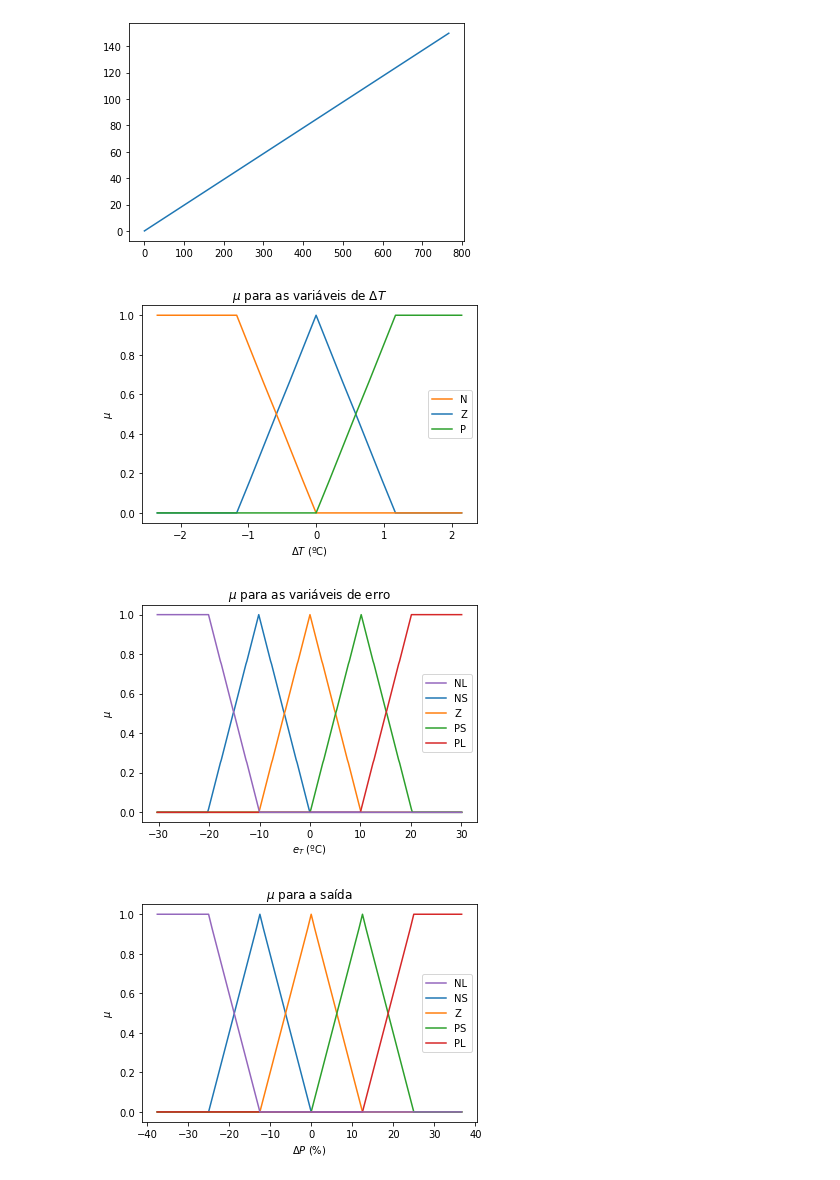
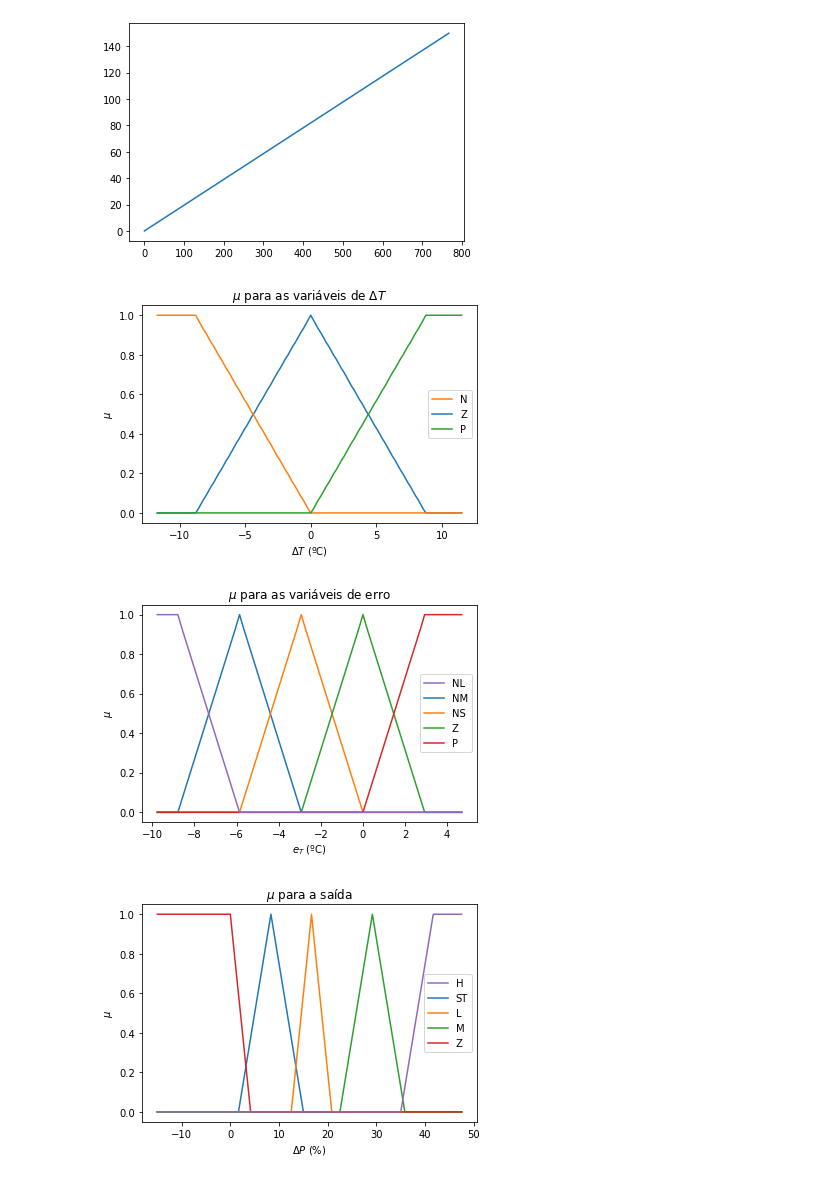
Before and after one commit to Guilherme32/controle-forno-LITel, a Jupyter notebook: imgs/fuzzy_membership_plots.ipynb, the cells around one changed output. Drawn from its saved outputs; the diff is of its cells as text; code cells hidden in the pictures.

```diff
--- a/imgs/fuzzy_membership_plots.ipynb
+++ b/imgs/fuzzy_membership_plots.ipynb
@@ -32,12 +32,12 @@ plt.plot(readings, temps)
 [<matplotlib.lines.Line2D at 0x...>]
 [figure]
 # %%
-readings = np.array(range(-12, 12))
+readings = np.array(range(-60, 60))
 temps = np.array([reading_to_temp(reading) for reading in readings])
 
-delta_temp_vars = {"Z": (0, 6, 0),
-                  "N": (-6, 6, -1),
-                  "P": (6, 6, 1)}
+delta_temp_vars = {"Z": (0, 45, 0),
+                  "N": (-45, 45, -1),
+                  "P": (45, 45, 1)}
 
 plt.title("$\mu$ para as variáveis de $\Delta T$")
 plt.xlabel("$\Delta T$ (ºC)")
@@ -56,16 +56,16 @@ plt.legend([handles[idx] for idx in order],[labels[idx] for idx in order])
 
 plt.savefig("deltaT.svg", facecolor="white")
 # %% [output]
-[figure, old version]
+[figure, new version]
 # %%
-readings = np.array(range(-155, 155))
+readings = np.array(range(-50, 25))
 temps = np.array([reading_to_temp(reading) for reading in readings])
 
-delta_temp_vars = {"NS": (-52, 52, -0),
-                  "Z": (0, 52, 0),
-                  "PS": (52, 52, 0),
-                  "PL": (103, 52, 1),
-                  "NL": (-103, 52, -1),}
+delta_temp_vars = {"NM": (-30, 15, 0),
+                  "NS": (-15, 15, 0),
+                  "Z": (0, 15, 0),
+                  "P": (15, 15, 1),
+                  "NL": (-45, 15, -1),}
 
 plt.title("$\mu$ para as variáveis de erro")
 plt.xlabel("$e_T$ (ºC)")
@@ -84,32 +84,32 @@ plt.legend([handles[idx] for idx in order],[labels[idx] for idx in order])
 
 plt.savefig("erro.svg", facecolor="white")
 # %% [output]
-[figure, old version]
+[figure, new version]
 # %%
-raw_values = np.array(range(-45, 45))
+raw_values = np.array(range(-18, 58))
 percentages = raw_values/1.2
 
-delta_temp_vars = {"NS": (-15, 15, 0),
-                  "Z": (0, 15, 0),
-                  "PS": (15, 15, 0),
-                  "PL": (30, 15, 1),
-                  "NL": (-30, 15, -1),}
+delta_temp_vars = {"ST": (10, 8, 0),
+                  "L": (20, 5, 0),
+                  "M": (35, 8, 0),
+                  "Z": (0, 5, -1),
+                  "H": (50, 8, 1),}
 
 plt.title("$\mu$ para a saída")
 plt.xlabel("$\Delta P$ (%)")
 plt.ylabel("$\mu$")
 
 for var_name, var_info in delta_temp_vars.items():
     plt.plot(percentages,
              np.array([fuzzify_triangular(raw_value, *var_info) for raw_value in raw_values])/256,
             label=var_name)
 
 
 # https://stackoverflow.com/questions/22263807/how-is-order-of-items-in-matplotlib-legend-determined
 handles, labels = plt.gca().get_legend_handles_labels()
 order = [4, 0, 1, 2, 3]
 plt.legend([handles[idx] for idx in order],[labels[idx] for idx in order])
 
 plt.savefig("saida.svg", facecolor="white")
 # %% [output]
-[figure, old version]
+[figure, new version]
```
Also changed, not shown: 4 other files.
